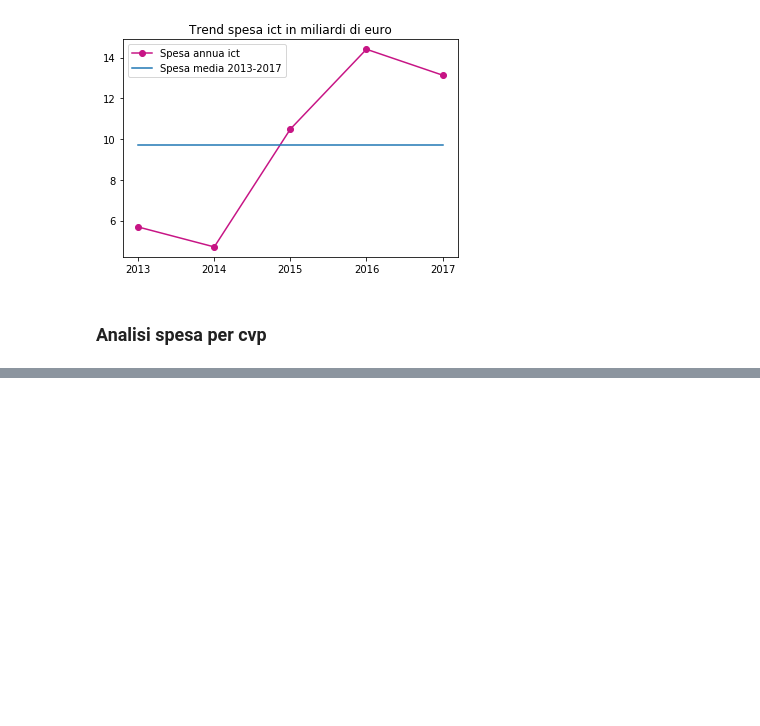
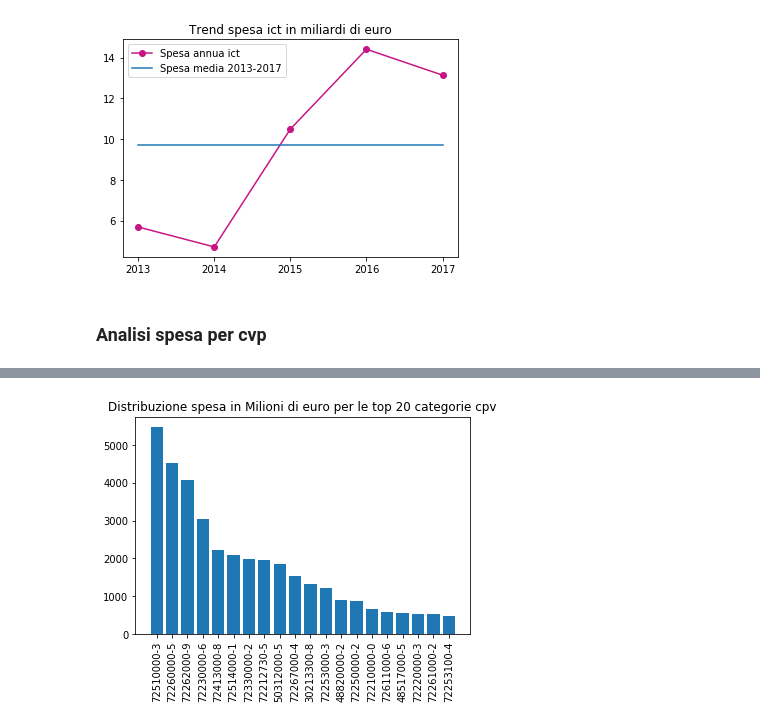
Before and after one commit to fabiana001/anacAnalysis, a Jupyter notebook: notebooks/Analisi SIMOG.ipynb, the cells around one changed output, grey strips where cells are left out. Drawn from its saved outputs; the diff is of its cells as text; code cells hidden in the pictures; blank space fills up the shorter version.

```diff
--- a/notebooks/Analisi SIMOG.ipynb
+++ b/notebooks/Analisi SIMOG.ipynb
@@ -148,0 +179,8 @@ plt.show()
+# %%
+import seaborn as sns
+plt.bar(spesa_cpv_df["codice_cpv"][:20].values, spesa_cpv_df["importo_totale_bando_n"][:20].values)
+plt.title("Distribuzione spesa in Milioni di euro per le top 20 categorie cpv")
+plt.xticks(rotation=90)
+plt.show()
+# %% [output]
+[figure, added]
```
Also changed, not shown: parts of 6 cells of this notebook.
